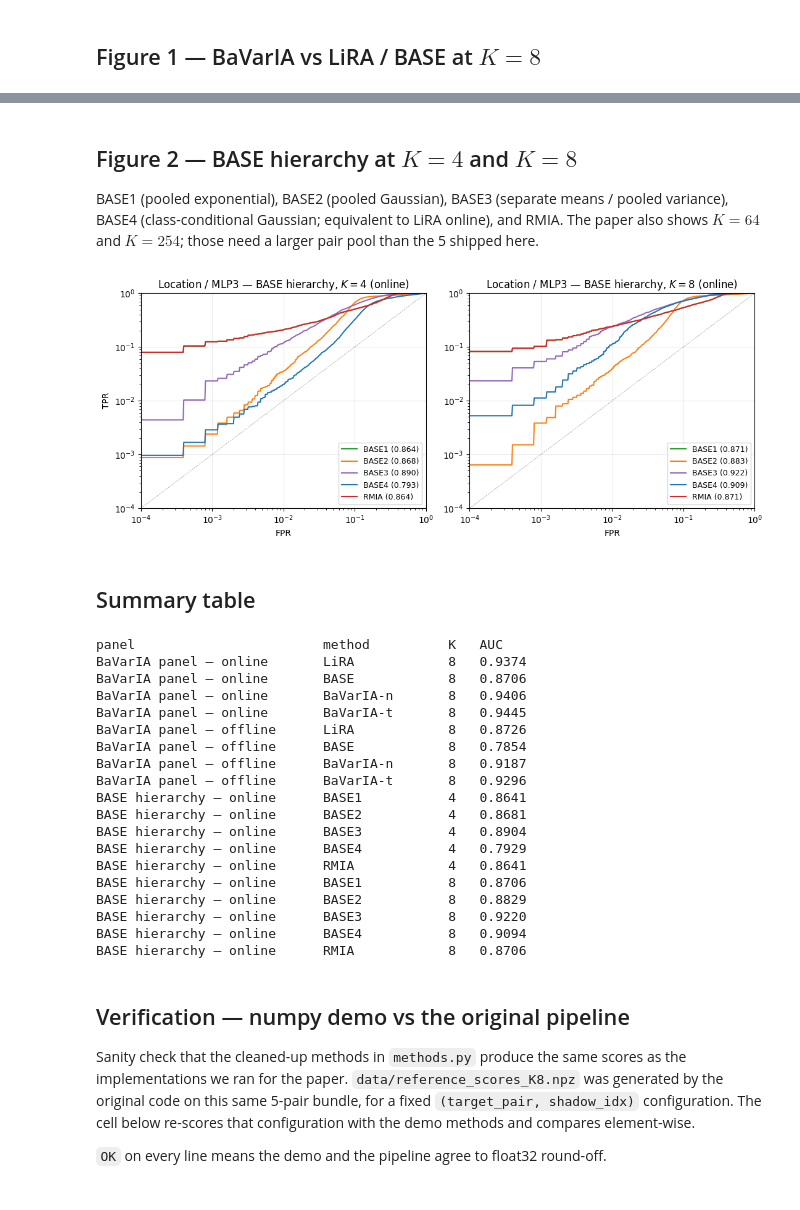
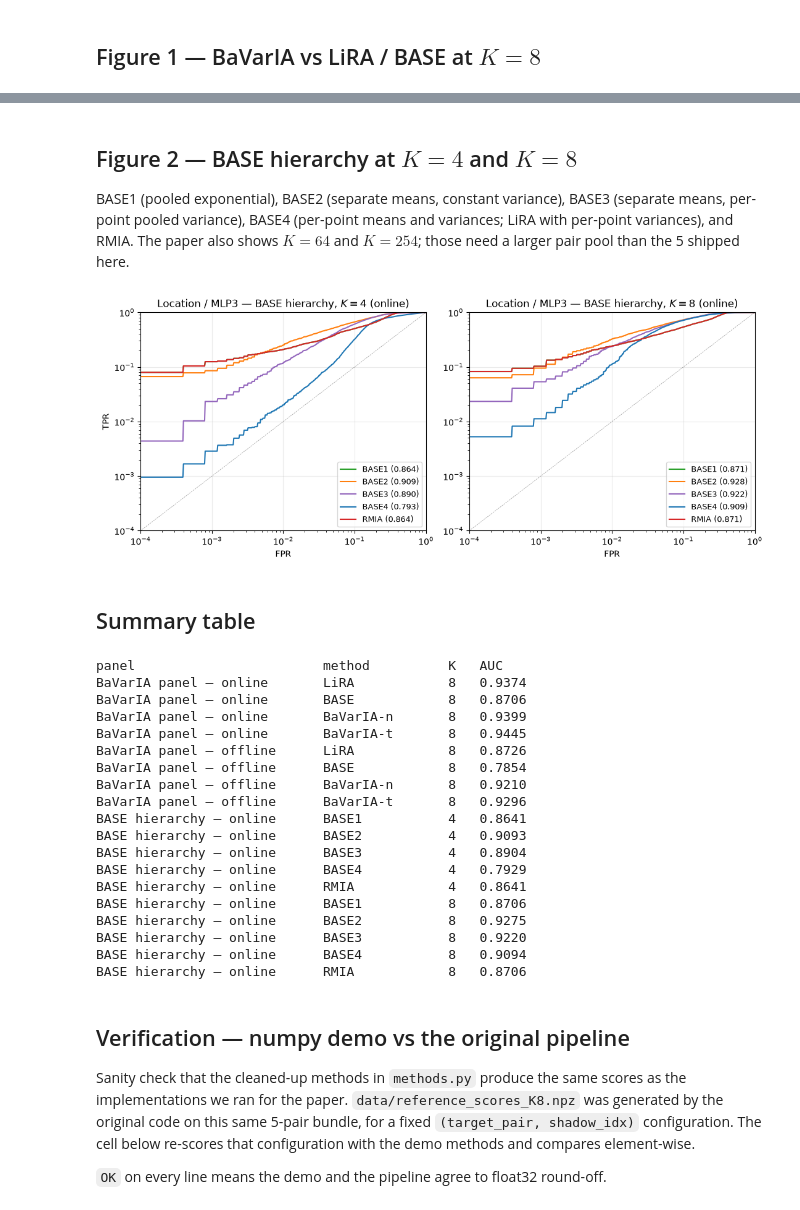
Before and after one commit to rickardbrannvall/exponential-family-mia, a Jupyter notebook: demo.ipynb, the cells around one changed output, grey strips where cells are left out. Saved outputs shown, nothing was run; the diff lists cells and outputs as text; code cells hidden in the pictures.

```diff
--- a/demo.ipynb
+++ b/demo.ipynb
@@ -118,7 +118,7 @@ plt.show()
 # %% [markdown]
 ## Figure 2 — BASE hierarchy at $K = 4$ and $K = 8$
 
-BASE1 (pooled exponential), BASE2 (pooled Gaussian), BASE3 (separate means / pooled variance), BASE4 (class-conditional Gaussian; equivalent to LiRA online), and RMIA. The paper also shows $K = 64$ and $K = 254$; those need a larger pair pool than the 5 shipped here.
+BASE1 (pooled exponential), BASE2 (separate means, constant variance), BASE3 (separate means, per-point pooled variance), BASE4 (per-point means and variances; LiRA with per-point variances), and RMIA. The paper also shows $K = 64$ and $K = 254$; those need a larger pair pool than the 5 shipped here.
 # %%
 BASE_METHODS = ['BASE1', 'BASE2', 'BASE3', 'BASE4', 'RMIA']
 BASE_COLORS = {
@@ -132,40 +132,40 @@ N_REPS_BASE = 5
 def score_base_panel(d):
     return {
         'BASE1': m.base1(d['t_loss'], d['s_loss'], d['s_mask'], online=True),
-        'BASE2': m.base2(d['t_logits'], d['s_logits'], d['s_mask'], online=True),
+        'BASE2': m.base2(d['t_logits'], d['s_logits'], d['s_mask']),
         'BASE3': m.base3(d['t_logits'], d['s_logits'], d['s_mask']),
         'BASE4': m.base4(d['t_logits'], d['s_logits'], d['s_mask']),
         'RMIA':  m.rmia(d['t_conf'], d['s_conf'], d['s_mask'], online=True),
     }
 
 
 panels = {K: {meth: {'roc': [], 'auc': []} for meth in BASE_METHODS} for K in K_BASE}
 for K in K_BASE:
     for tp, sidx in replicates_for_K(K, N_REPS_BASE, seed=K):
         d = gather_signals(tp, sidx)
         scores = score_base_panel(d)
         for meth, sc in scores.items():
             panels[K][meth]['roc'].append(interp_roc(d['t_mask'], sc, FPR_GRID))
             panels[K][meth]['auc'].append(metrics(d['t_mask'], sc)['AUC'])
 
 fig, axes = plt.subplots(1, 2, figsize=(11, 4.5))
 for ax, K in zip(axes, K_BASE):
     for meth in BASE_METHODS:
         mean_tpr = np.mean(panels[K][meth]['roc'], axis=0)
         mean_auc = float(np.mean(panels[K][meth]['auc']))
         ax.plot(FPR_GRID, mean_tpr, color=BASE_COLORS[meth], linewidth=1.5,
                 label=f'{meth} ({mean_auc:.3f})')
     ax.plot([1e-4, 1], [1e-4, 1], 'k--', linewidth=0.5, alpha=0.4)
     ax.set(xscale='log', yscale='log', xlim=(1e-4, 1), ylim=(1e-4, 1),
            xlabel='FPR', ylabel='TPR' if K == K_BASE[0] else None,
            title=f'Location / MLP3 — BASE hierarchy, $K = {K}$ (online)')
     ax.legend(loc='lower right', fontsize=9)
     ax.grid(True, alpha=0.25, which='major')
 fig.tight_layout()
 fig.savefig('figures/base_hierarchy_K4_K8.png', dpi=140, bbox_inches='tight')
 plt.show()
 # %% [output]
-[figure, old version]
+[figure, new version]
 # %% [markdown]
 ## Summary table
 # %%
@@ -186,19 +186,19 @@ for panel, meth, K, auc in rows:
 panel                        method          K   AUC
 BaVarIA panel — online       LiRA            8   0.9374
 BaVarIA panel — online       BASE            8   0.8706
-BaVarIA panel — online       BaVarIA-n       8   0.9406
+BaVarIA panel — online       BaVarIA-n       8   0.9399
 BaVarIA panel — online       BaVarIA-t       8   0.9445
 BaVarIA panel — offline      LiRA            8   0.8726
 BaVarIA panel — offline      BASE            8   0.7854
-BaVarIA panel — offline      BaVarIA-n       8   0.9187
+BaVarIA panel — offline      BaVarIA-n       8   0.9210
 BaVarIA panel — offline      BaVarIA-t       8   0.9296
 BASE hierarchy — online      BASE1           4   0.8641
-BASE hierarchy — online      BASE2           4   0.8681
+BASE hierarchy — online      BASE2           4   0.9093
 BASE hierarchy — online      BASE3           4   0.8904
 BASE hierarchy — online      BASE4           4   0.7929
 BASE hierarchy — online      RMIA            4   0.8641
 BASE hierarchy — online      BASE1           8   0.8706
-BASE hierarchy — online      BASE2           8   0.8829
+BASE hierarchy — online      BASE2           8   0.9275
 BASE hierarchy — online      BASE3           8   0.9220
 BASE hierarchy — online      BASE4           8   0.9094
 BASE hierarchy — online      RMIA            8   0.8706
```
Also changed, not shown: parts of 3 cells of this notebook, 4 other files.
